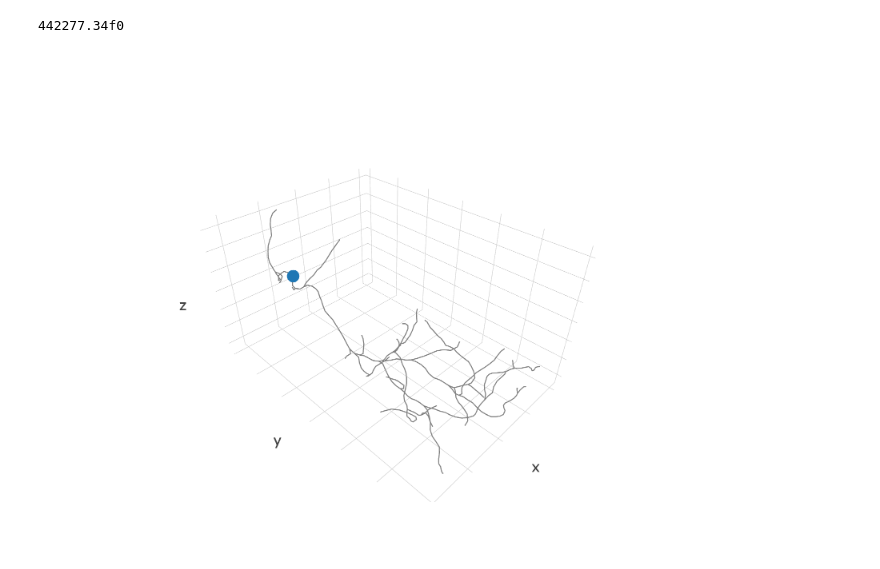
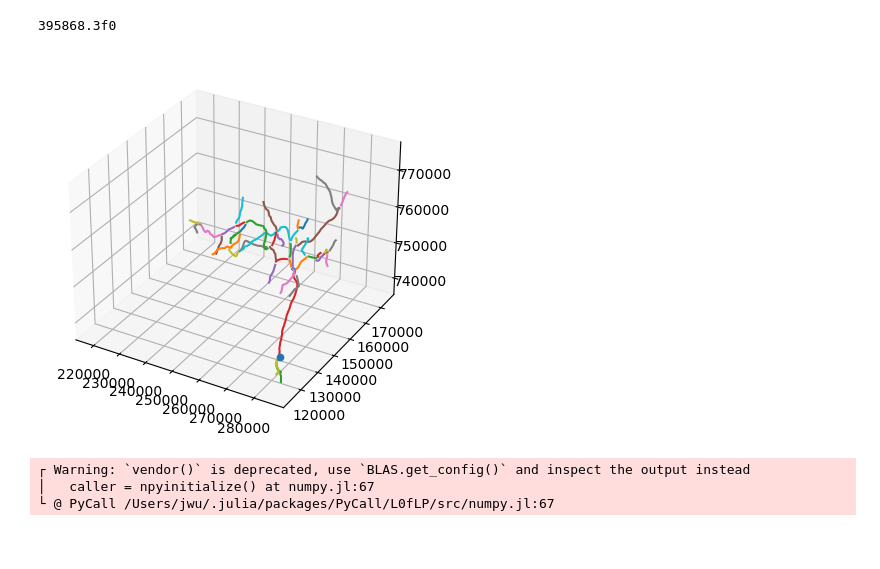
Before and after one commit to xiuliren/realneuralnetworks-notebook, a Jupyter notebook: 35_morphological_analysis/single_neuron_analysis.ipynb, the cells around one changed output. Cells and saved outputs as stored; diff of their text form; code cells hidden in the pictures; blank space fills up the shorter version.

```diff
--- a/35_morphological_analysis/single_neuron_analysis.ipynb
+++ b/35_morphological_analysis/single_neuron_analysis.ipynb
@@ -40,13 +21,13 @@ WARNING: redefinition of constant webio_server_config. This may fail, cause inco
 # %%
-#cellId = 76390
+# cellId = 76390
 #  cellId = 76749
 # cellId = 76627
 #cellId = 76560
-#cellId = 77151
-#cellId = 76564
-cellId = 77710
+# cellId = 77151
+cellId = 76564
+# cellId = 77710
 
-swc = SWCs.load_swc_bin("../01_data/postprocessed_swc_bin/$(cellId).swc.bin")
+swc = SWCs.load_swc_bin("../01_data/swc.bin/$(cellId).swc.bin")
 neuron = Neuron(swc)
 neuron = Neurons.remove_hair(neuron)
 neuron = Neurons.remove_subtree_in_soma(neuron)
@@ -75,4 +56,4 @@ segmentList = Neurons.get_segment_list( neuron )
 # %%
 Neurons.get_total_path_length(neuron)
 # %% [output]
-442277.34f0
+395868.3f0
@@ -83,5 +60,9 @@ Neurons.get_total_path_length(neuron)
 # %%
-neuron = Neurons.downsample_nodes(neuron; nodeNumStep=24)
-PlotRecipes.plot(neuron; nodeStep=1)
+# neuron = Neurons.downsample_nodes(neuron; nodeNumStep=24)
+PlotRecipes.plot_v2(neuron; nodeStep=1)
+PyPlot.savefig("/Users/jwu/Pictures/neuron_plot.svg")
 # %% [output]
-[figure, old version]
+[figure, new version]
+┌ Warning: `vendor()` is deprecated, use `BLAS.get_config()` and inspect the output instead
+│   caller = npyinitialize() at numpy.jl:67
+└ @ PyCall /Users/jwu/.julia/packages/PyCall/L0fLP/src/numpy.jl:67
```
Also changed, not shown: parts of 15 cells of this notebook, 20 other files.
